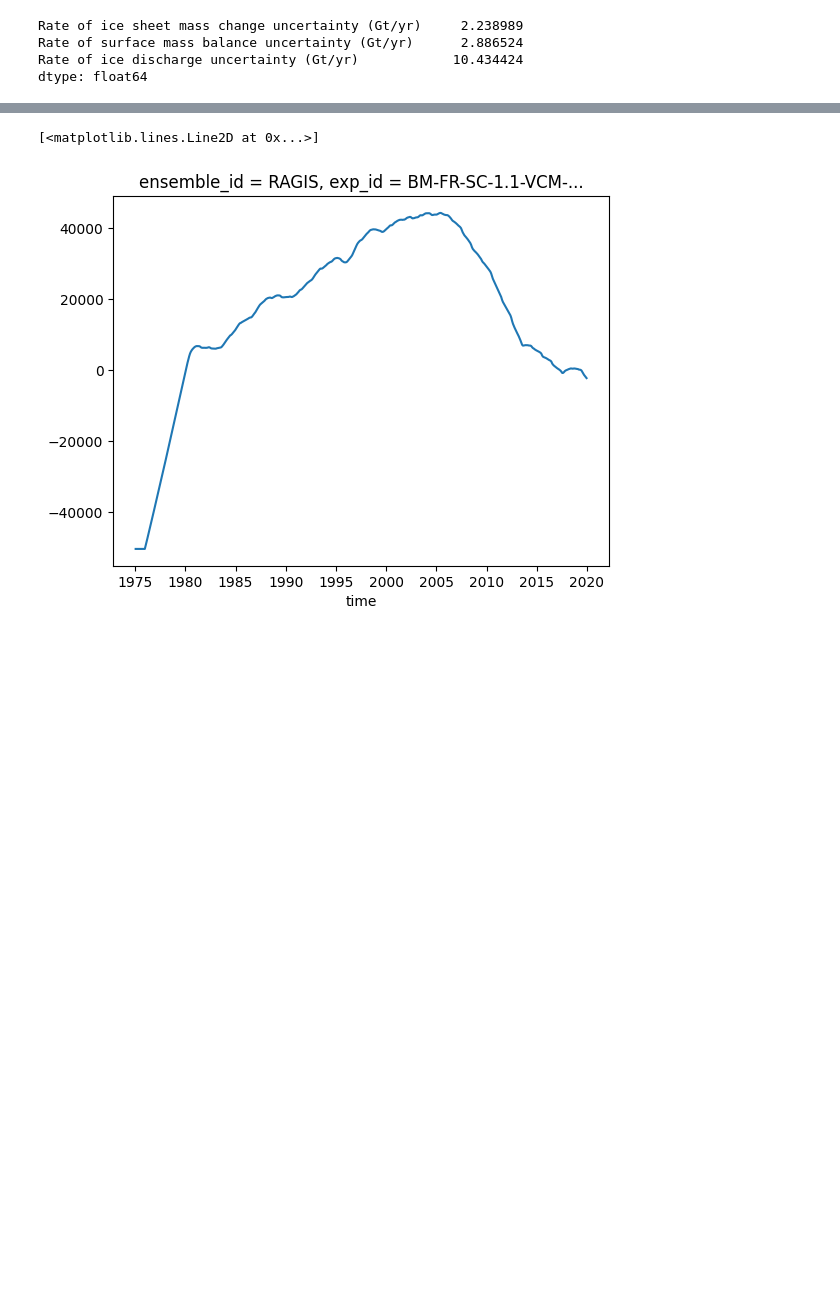
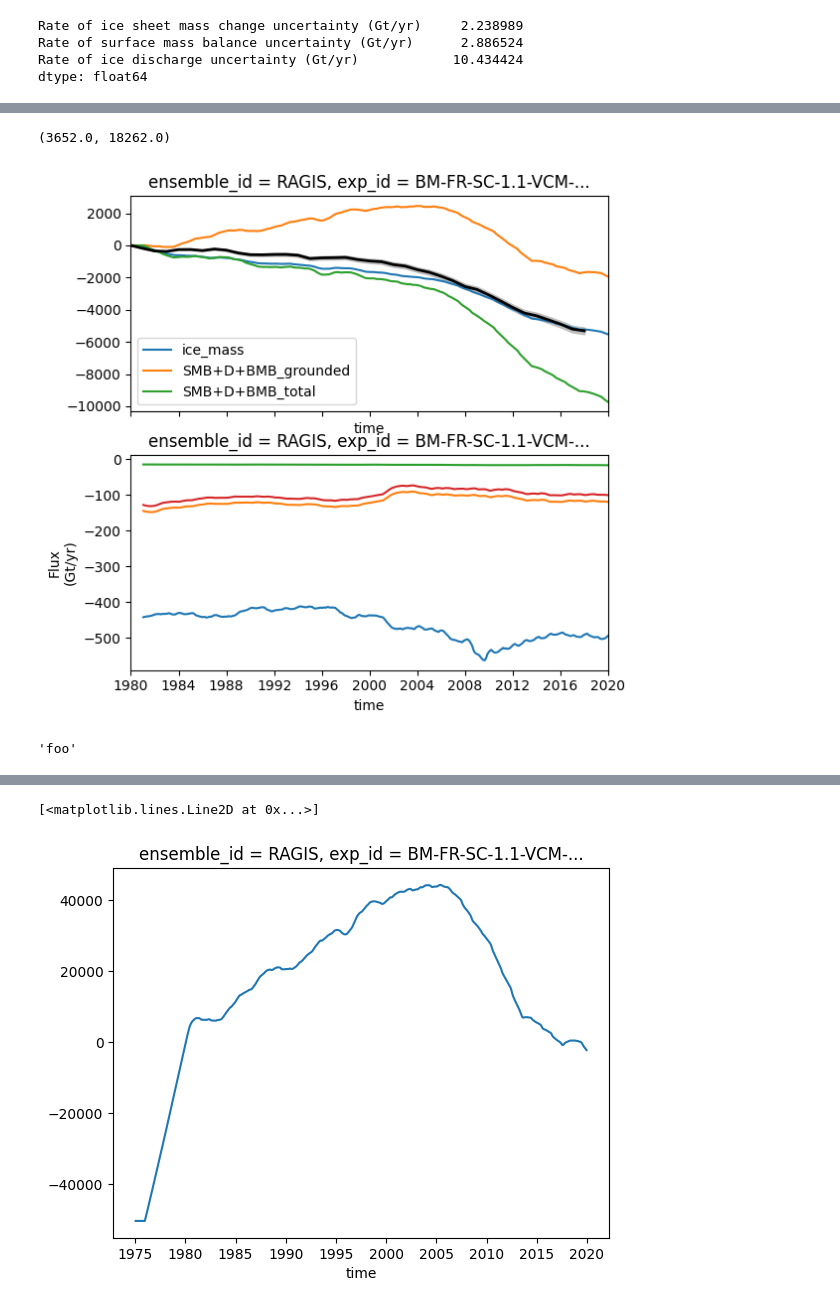
Before and after one commit to pism/pism-ragis, a Jupyter notebook: notebooks/analysis.ipynb, the cells around one changed output, grey strips where cells are left out. Drawn from its saved outputs; the diff is of its cells as text; code cells hidden in the pictures; blank space fills up the shorter version.

```diff
--- a/notebooks/analysis.ipynb
+++ b/notebooks/analysis.ipynb
@@ -96,0 +130,29 @@ ax.set_xlim(np.datetime64("1980-01-01"), np.datetime64("2020-01-01"))
+# %%
+fig, axs = plt.subplots(2, 1, sharex=True, figsize=(6.2, 6.2), height_ratios=[3, 3])
+labels = []
+f = ds_tw.sel(basin="GIS", exp_id="BM-FR-SC-1.1-VCM-0.45")[sim_mass_cumulative_varname].plot.line(x="time", ax=axs[0], label="ice_mass")
+labels.append(f[0].get_label())
+f = mb.sel(basin="GIS", exp_id="BM-FR-SC-1.1-VCM-0.45").plot.line(ax=axs[0], label="SMB+D+BMB_grounded")
+labels.append(f[0].get_label())
+f= mb_with_bmb.sel(basin="GIS", exp_id="BM-FR-SC-1.1-VCM-0.45").plot.line(ax=axs[0], label="SMB+D+BMB_total")
+labels.append(f[0].get_label())
+axs[0].fill_between(mou_gis["Date"],
+                mou_gis[mass_cumulative_varname] - mou_gis[mass_cumulative_uncertainty_varname],
+                mou_gis[mass_cumulative_varname] + mou_gis[mass_cumulative_uncertainty_varname], color="0.75")
+axs[0].plot(mou_gis["Date"], mou_gis["Cumulative ice sheet mass change (Gt)"], color="k", lw=2)
+
+
+ds_tw.sel(basin="GIS", exp_id="BM-FR-SC-1.1-VCM-0.45")[sim_discharge_flux_varname].plot.line(x="time", add_legend=False, ax=axs[1])
+ds_tw.sel(basin="GIS", exp_id="BM-FR-SC-1.1-VCM-0.45")[basal_flux_varname].plot.line(x="time", add_legend=False, ax=axs[1])
+ds_tw.sel(basin="GIS", exp_id="BM-FR-SC-1.1-VCM-0.45")[basal_grounded_flux_varname].plot.line(x="time", add_legend=False, ax=axs[1])
+ds_tw.sel(basin="GIS", exp_id="BM-FR-SC-1.1-VCM-0.45")[basal_floating_flux_varname].plot.line(x="time", add_legend=False, ax=axs[1])
+axs[0].legend(labels)
+axs[1].set_ylabel("Flux\n(Gt/yr)")
+axs[-1].set_xlim(np.datetime64("1980-01-01"), np.datetime64("2020-01-01"))
+# %% [output]
+(3652.0, 18262.0)
+[figure, added]
+# %%
+f[0].get_label()
+# %% [output]
+'foo'
```
Also changed, not shown: parts of 14 cells of this notebook, 2 other files.
